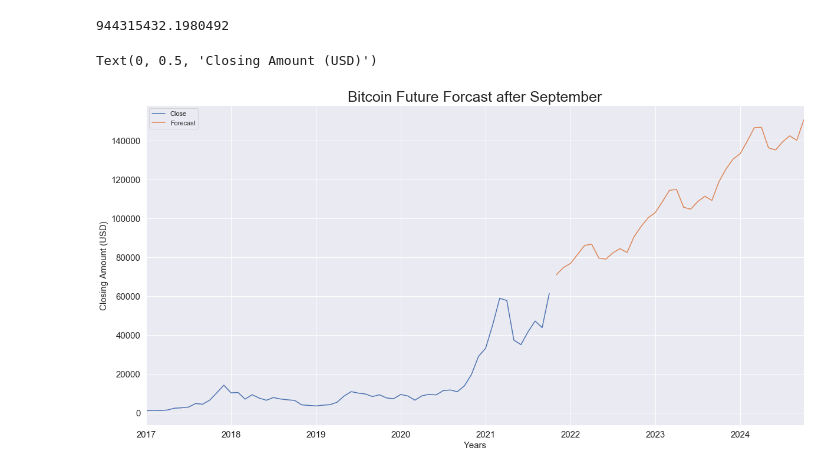
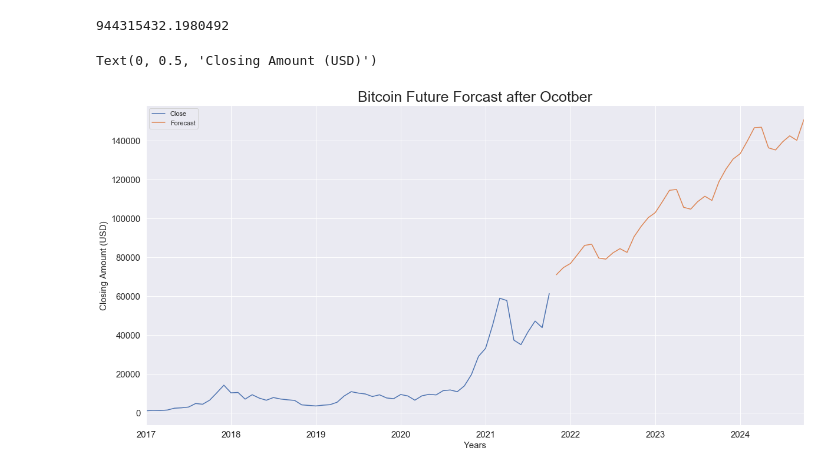
Before and after one commit to dmayo0317/project4, a Jupyter notebook: Notebooks/BTC/Bitcoin_Oct.ipynb, the cells around one changed output. Saved outputs shown, nothing was run; the diff lists cells and outputs as text; code cells hidden in the pictures.

Commit message:
updated images and notebooks for BTC

```diff
--- a/Notebooks/BTC/Bitcoin_Oct.ipynb
+++ b/Notebooks/BTC/Bitcoin_Oct.ipynb
@@ -185,17 +185,17 @@ mean_squared_error(test["Close"], predictions)
 # %%
 # Train the model on the full dataset
 model = model = SARIMAX(btcOct_df['Close'],order = (0, 1, 1),seasonal_order =(2, 1, 1, 12))
 result = model.fit()
 
 # Forecast for the next 3 years
 forecast = result.predict(start = len(btcOct_df),end = (len(btcOct_df)-1) + 3 * 12,typ = 'levels').rename('Forecast')
 
 # Plot the forecast values
 btcOct_df['Close'].plot(figsize = (20, 10), legend = True, fontsize =15)
 forecast.plot(legend = True)
-plt.title("Bitcoin Future Forcast after September", fontsize = 25)
+plt.title("Bitcoin Future Forcast after Ocotber", fontsize = 25)
 plt.xlabel('Years',fontsize=15)
 plt.ylabel('Closing Amount (USD)',fontsize=15)
 # %% [output]
 Text(0, 0.5, 'Closing Amount (USD)')
-[figure, old version]
+[figure, new version]
```
Also changed, not shown: parts of 2 cells of this notebook, 4 other files.
